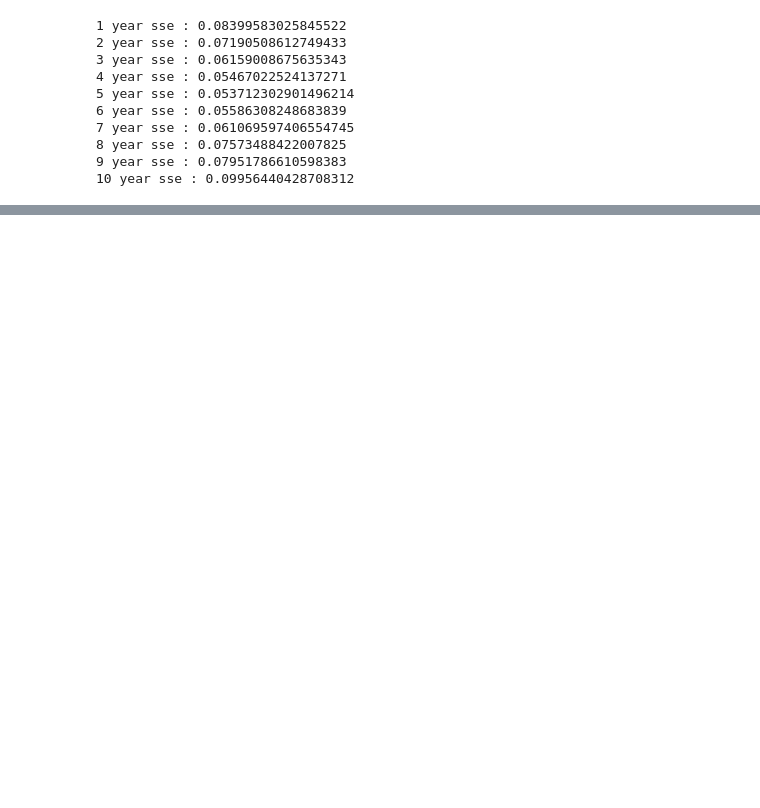
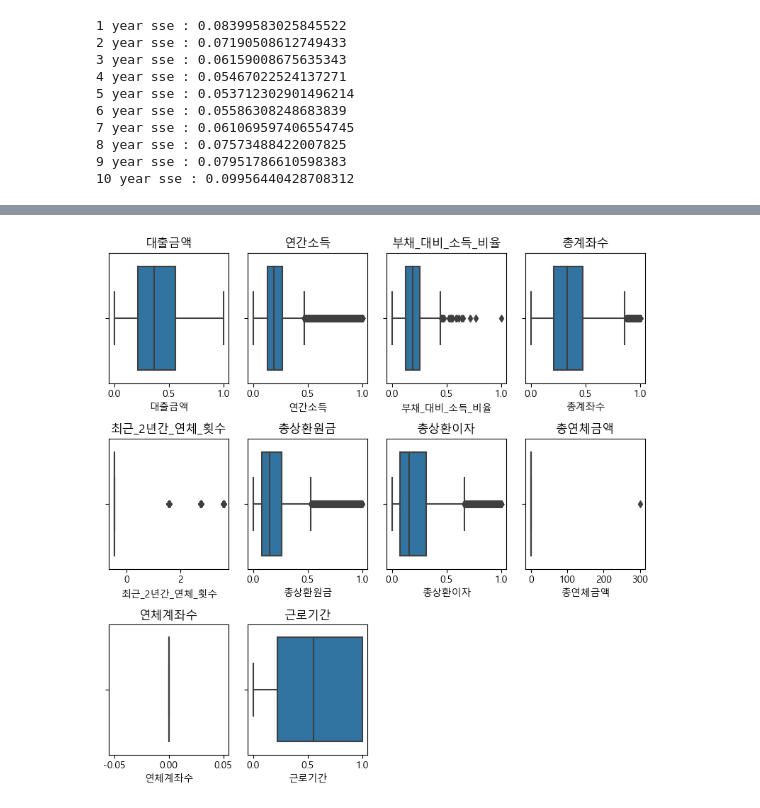
Before and after one commit to persuade39/project, a Jupyter notebook: EDA_preprocessing copy.ipynb, the cells around one changed output, grey strips where cells are left out. Drawn from its saved outputs; the diff is of its cells as text; code cells hidden in the pictures; blank space fills up the shorter version.

```diff
--- a/EDA_preprocessing copy.ipynb
+++ b/EDA_preprocessing copy.ipynb
@@ -589,0 +221,4 @@ X = numeric_scaler(X)
+# %%
+get_3_box(X, numeric_col)
+# %% [output]
+[figure, added]
```
Also changed, not shown: parts of 98 cells of this notebook, 1 other file.
